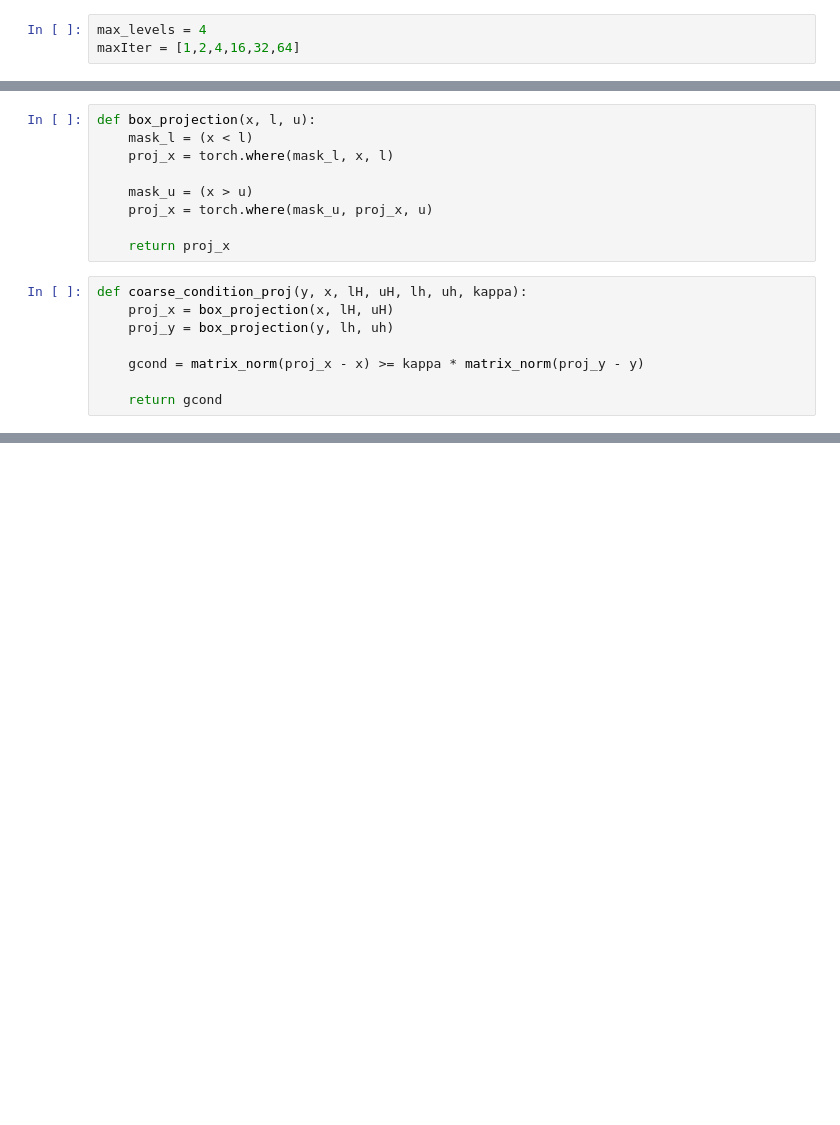
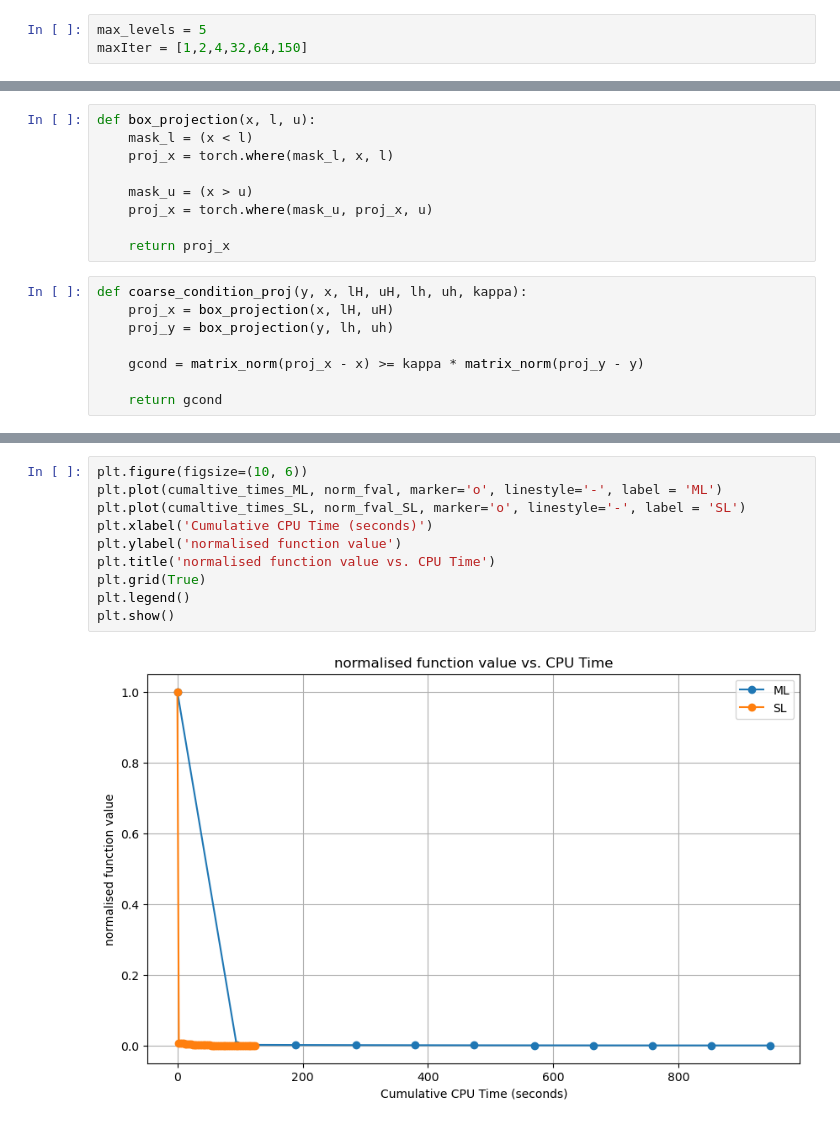
Before and after one commit to yaraelshiaty/MLBPGD, a Jupyter notebook: test_many_levels.ipynb, the cells around one changed output, grey strips where cells are left out. Cells and saved outputs as stored; diff of their text form; blank space fills up the shorter version.

```diff
--- a/test_many_levels.ipynb
+++ b/test_many_levels.ipynb
@@ -18,6 +18,6 @@ import matplotlib.pyplot as plt
 from skimage import data
 from skimage.transform import resize
 # %%
-max_levels = 4
-maxIter = [1,2,4,16,32,64]
+max_levels = 5
+maxIter = [1,2,4,32,64,150]
 # %%
@@ -282,0 +322,12 @@ plt.show()
+# %%
+plt.figure(figsize=(10, 6))
+plt.plot(cumaltive_times_ML, norm_fval, marker='o', linestyle='-', label = 'ML')
+plt.plot(cumaltive_times_SL, norm_fval_SL, marker='o', linestyle='-', label = 'SL')
+plt.xlabel('Cumulative CPU Time (seconds)')
+plt.ylabel('normalised function value')
+plt.title('normalised function value vs. CPU Time')
+plt.grid(True)
+plt.legend()
+plt.show()
+# %% [output]
+[figure, added]
```
Also changed, not shown: parts of 9 cells of this notebook, 1 other file.
